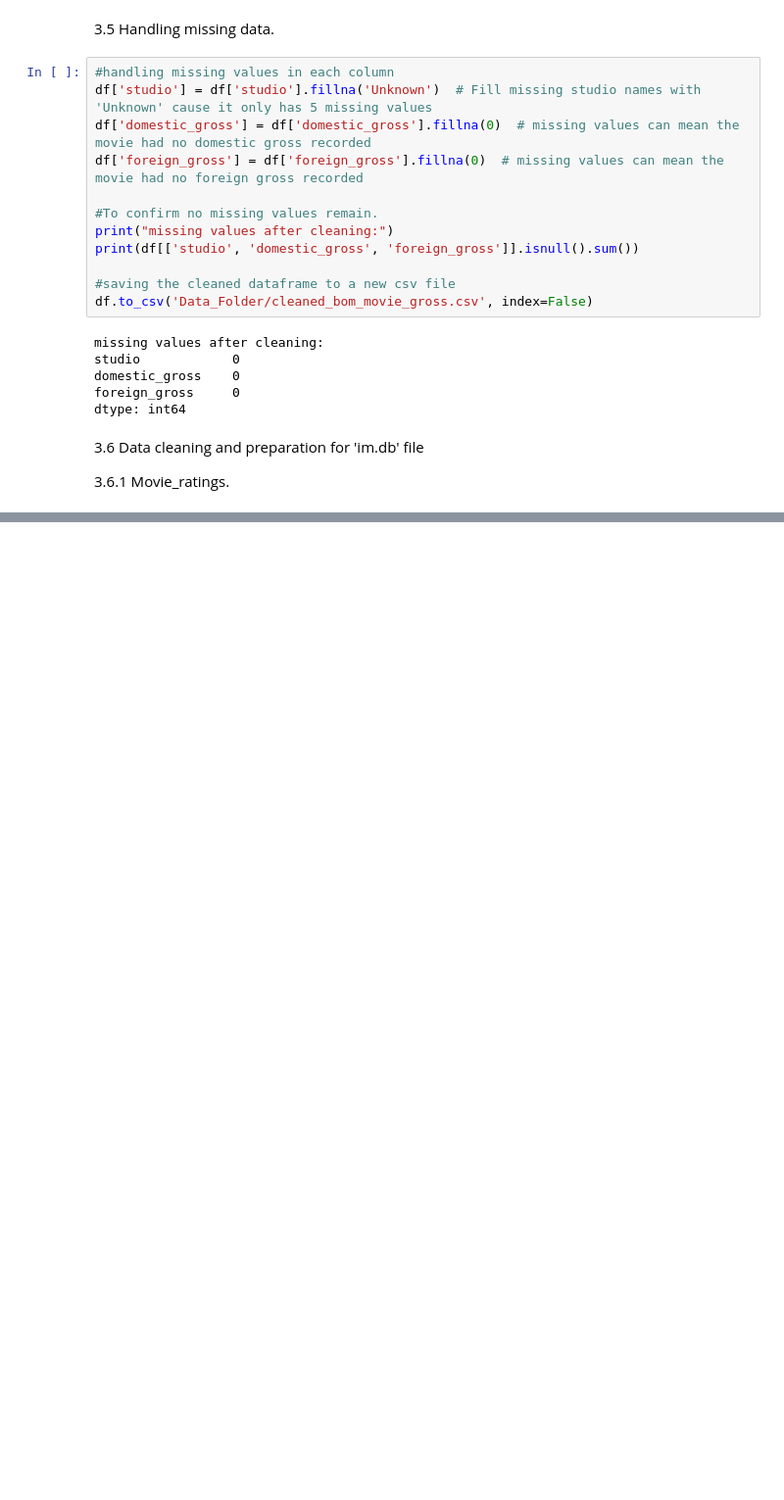
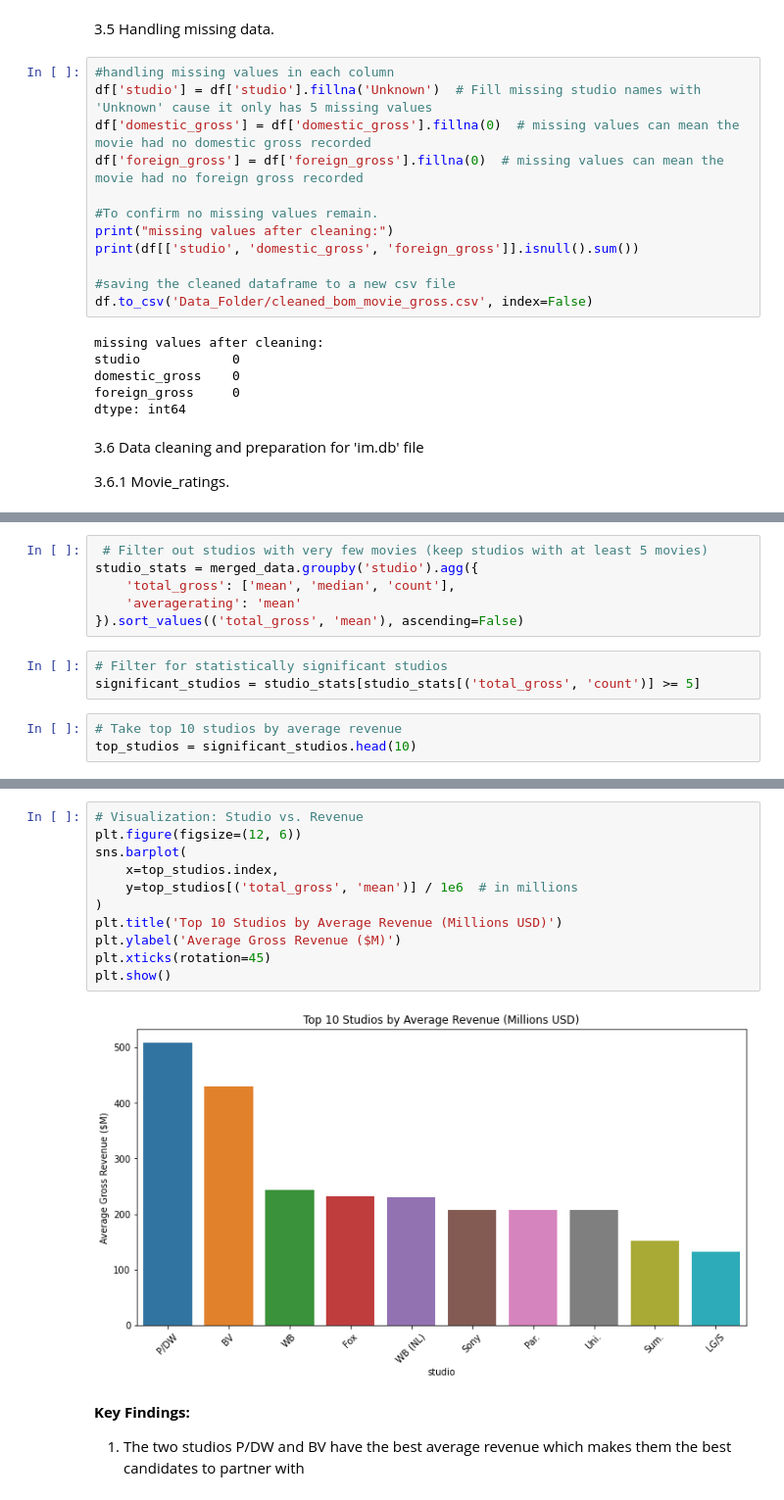
Before and after one commit to Dc-qwerty/Group-4-phase-2-project, a Jupyter notebook: newmoviestudio.ipynb, the cells around one changed output, grey strips where cells are left out. Shown at 98% size. Cells and saved outputs as stored; diff of their text form; blank space fills up the shorter version.

```diff
--- a/newmoviestudio.ipynb
+++ b/newmoviestudio.ipynb
@@ -497,0 +795,12 @@ Error:
+# %%
+ # Filter out studios with very few movies (keep studios with at least 5 movies)
+studio_stats = merged_data.groupby('studio').agg({
+    'total_gross': ['mean', 'median', 'count'],
+    'averagerating': 'mean'
+}).sort_values(('total_gross', 'mean'), ascending=False)
+# %%
+# Filter for statistically significant studios
+significant_studios = studio_stats[studio_stats[('total_gross', 'count')] >= 5]
+# %%
+# Take top 10 studios by average revenue
+top_studios = significant_studios.head(10)
@@ -497,0 +826,16 @@ Error:
+# %%
+# Visualization: Studio vs. Revenue
+plt.figure(figsize=(12, 6))
+sns.barplot(
+    x=top_studios.index,
+    y=top_studios[('total_gross', 'mean')] / 1e6  # in millions
+)
+plt.title('Top 10 Studios by Average Revenue (Millions USD)')
+plt.ylabel('Average Gross Revenue ($M)')
+plt.xticks(rotation=45)
+plt.show()
+# %% [output]
+[figure, added]
+# %% [markdown]
+**Key Findings:**
+1. The two studios P/DW and BV have the best average revenue which makes them the best candidates to partner with
```
Also changed, not shown: parts of 46 cells of this notebook.
